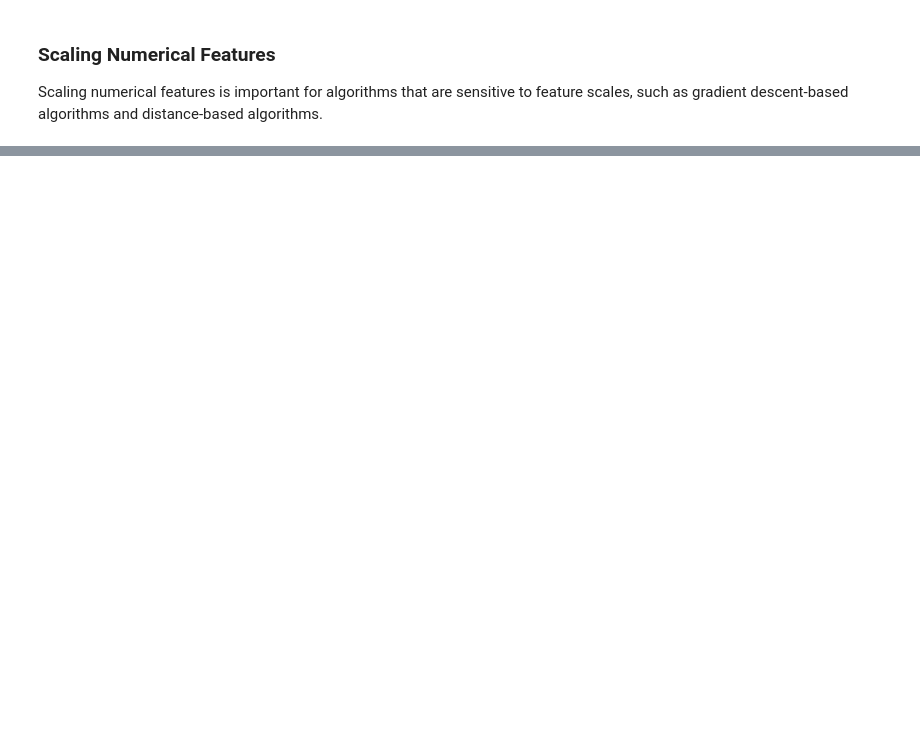
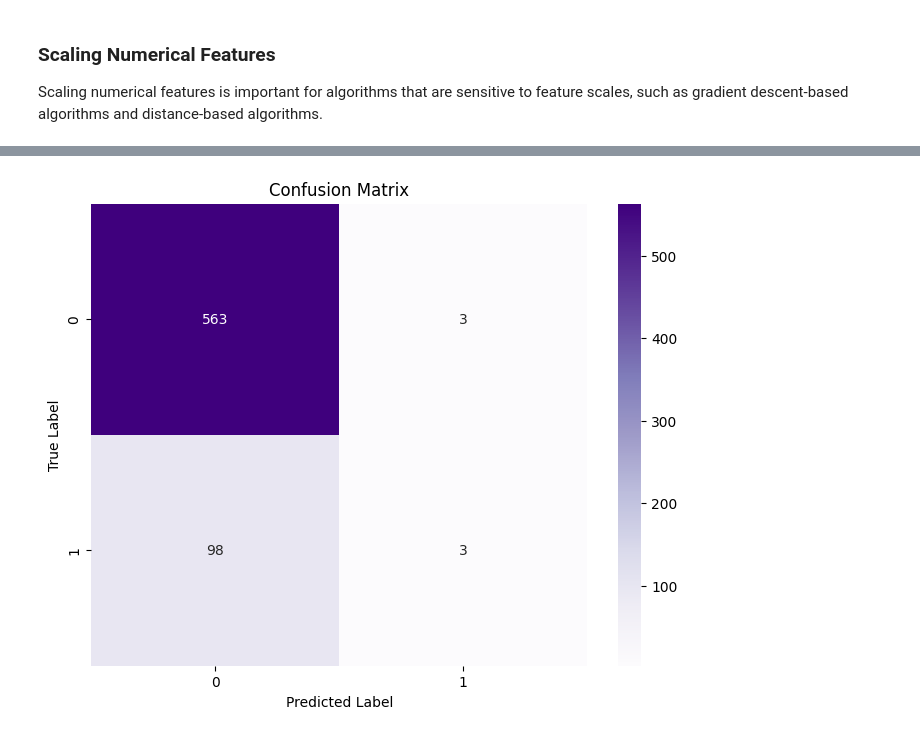
Before and after one commit to yunazzy/SyriaTel-Customer-Churn-Project, a Jupyter notebook: SyriaTel.ipynb, the cells around one changed output, grey strips where cells are left out. Saved outputs shown, nothing was run; the diff lists cells and outputs as text; code cells hidden in the pictures; blank space fills up the shorter version.

Commit message:
Update notebook(modelling)

```diff
--- a/SyriaTel.ipynb
+++ b/SyriaTel.ipynb
@@ -415,0 +506,29 @@ X_scaled_df = pd.DataFrame(X_scaled, columns=numerical_columns)
+# %%
+# Initialize the logistic regression model
+logreg_model = LogisticRegression()
+
+# Train the model on the training data
+logreg_model.fit(X_train, y_train)
+
+# Predict labels for the testing data
+y_pred = logreg_model.predict(X_test)
+
+# Evaluate performance on testing data
+accuracy = accuracy_score(y_test, y_pred)
+precision = precision_score(y_test, y_pred)
+recall = recall_score(y_test, y_pred)
+f1 = f1_score(y_test, y_pred)
+roc_auc = roc_auc_score(y_test, y_pred)
+
+# Print evaluation metrics
+print("Accuracy:", accuracy)
+print("Precision:", precision)
+print("Recall:", recall)
+print("F1-score:", f1)
+print("ROC-AUC Score:", roc_auc)
+
+# Cross-validate the model to get more robust estimates of performance
+# This step is optional but recommended
+cv_scores = cross_val_score(logreg_model, X_train, y_train, cv=5, scoring='accuracy')
+print("Cross-Validation Accuracy Scores:", cv_scores)
+print("Mean CV Accuracy:", cv_scores.mean())
@@ -415,0 +543,13 @@ X_scaled_df = pd.DataFrame(X_scaled, columns=numerical_columns)
+# %%
+# Compute confusion matrix
+conf_matrix = confusion_matrix(y_test, y_pred)
+
+# Plot confusion matrix
+plt.figure(figsize=(8, 6))
+sns.heatmap(conf_matrix, annot=True, fmt='d', cmap='Purples')
+plt.xlabel('Predicted Label')
+plt.ylabel('True Label')
+plt.title('Confusion Matrix')
+plt.show()
+# %% [output]
+[figure, added]
```
Also changed, not shown: parts of 23 cells of this notebook.
